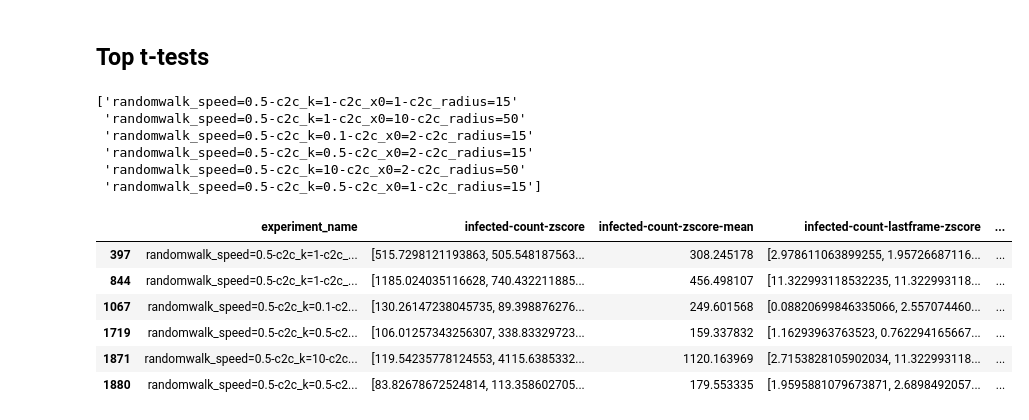
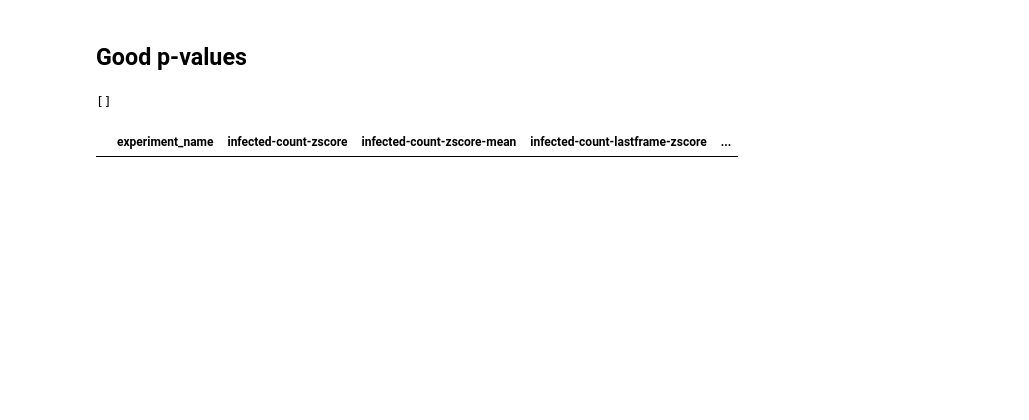
Before and after one commit to ashkan-mokarian/infectio-mesa, a Jupyter notebook: notebooks/0_evaluation_analysis.ipynb, the cells around one changed output. Cells and saved outputs as stored; diff of their text form; code cells hidden in the pictures; blank space fills up the shorter version.

```diff
--- a/notebooks/0_evaluation_analysis.ipynb
+++ b/notebooks/0_evaluation_analysis.ipynb
@@ -19,5 +10,0 @@ def parse_list_string(val):
-# %%
-df = pd.read_csv(eval_csv, index_col=0)
-pd.set_option('display.max_colwidth', None)
-pd.set_option('display.max_columns', None)
-df.head()
@@ -117,0 +11,5 @@ df
+# %%
+eval_csv = "/Users/ashkanhzdr/workspace/infectio-mesa/output/dVGFdF11/high-infect/0_evaluation/bulk_evaluate.csv"
+df = read_and_clean_df(eval_csv)
+df = add_param_cols_from_experiment_name(df)
+df.head()
@@ -165,20 +116,9 @@ array(['randomwalk_speed=2.5-c2c_k=0.1-c2c_x0=10-c2c_radius=10',
-# %% [markdown]
-## Top t-tests
+# %% [markdown]
+## Good p-values
 # %%
-dfpval = df[(df[pval_ttest_comparison_cols] > 0.05).all(axis=1)]
+dfpval = df[(df[pval_ttest_comparison_cols] > 0.01).all(axis=1)]
 print(dfpval['experiment_name'].values)
 dfpval
 # %% [output]
-['randomwalk_speed=0.5-c2c_k=1-c2c_x0=1-c2c_radius=15'
- 'randomwalk_speed=0.5-c2c_k=1-c2c_x0=10-c2c_radius=50'
- 'randomwalk_speed=0.5-c2c_k=0.1-c2c_x0=2-c2c_radius=15'
- 'randomwalk_speed=0.5-c2c_k=0.5-c2c_x0=2-c2c_radius=15'
- 'randomwalk_speed=0.5-c2c_k=10-c2c_x0=2-c2c_radius=50'
- 'randomwalk_speed=0.5-c2c_k=0.5-c2c_x0=1-c2c_radius=15']
+[]
 |  | experiment_name | infected-count-zscore | infected-count-zscore-mean | infected-count-lastframe-zscore | ... |
-| 397 | randomwalk_speed=0.5-c2c_k=1-c2c_... | [515.7298121193863, 505.548187563... | 308.245178 | [2.978611063899255, 1.95726687116... | ... |
-| 844 | randomwalk_speed=0.5-c2c_k=1-c2c_... | [1185.024035116628, 740.432211885... | 456.498107 | [11.322993118532235, 11.322993118... | ... |
-| 1067 | randomwalk_speed=0.5-c2c_k=0.1-c2... | [130.26147238045735, 89.398876276... | 249.601568 | [0.08820699846335066, 2.557074460... | ... |
-| 1719 | randomwalk_speed=0.5-c2c_k=0.5-c2... | [106.01257343256307, 338.83329723... | 159.337832 | [1.16293963763523, 0.762294165667... | ... |
-| 1871 | randomwalk_speed=0.5-c2c_k=10-c2c... | [119.54235778124553, 4115.6385332... | 1120.163969 | [2.7153828105902034, 11.322993118... | ... |
-| 1880 | randomwalk_speed=0.5-c2c_k=0.5-c2... | [83.82678672524814, 113.358602705... | 179.553335 | [1.9595881079673871, 2.6898492057... | ... |
```
Also changed, not shown: parts of 21 cells of this notebook, 5 other files.
